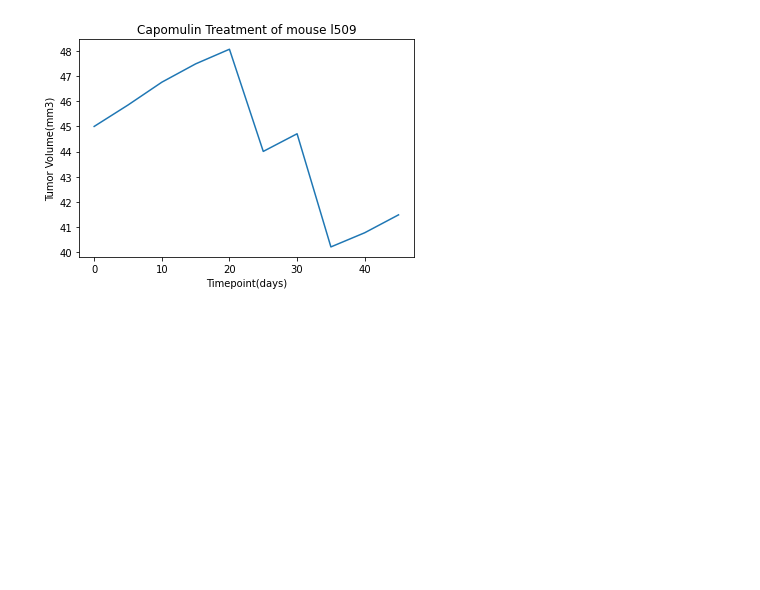
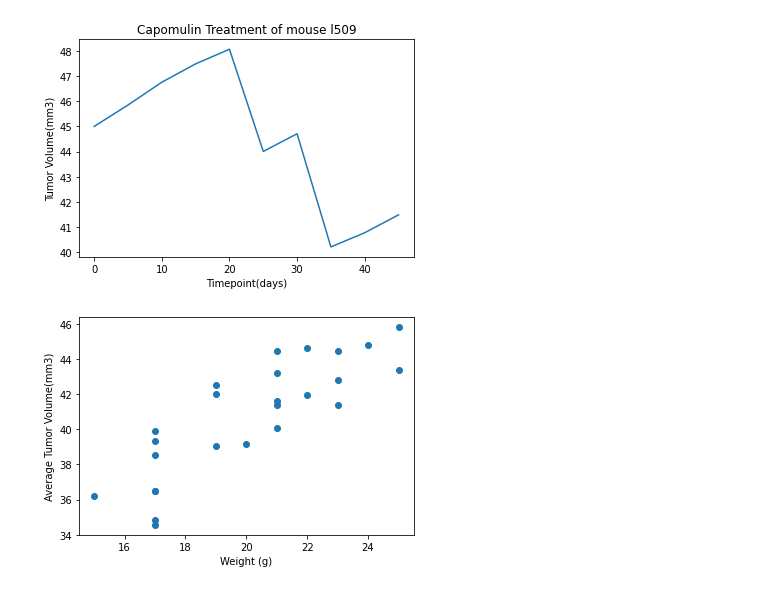
Before and after one commit to Swetavirani/Data_Visualization_Challenge, a Jupyter notebook: Pymaceuticals/Pymaceuticals_analysis.ipynb, the cells around one changed output. Cells and saved outputs as stored; diff of their text form; code cells hidden in the pictures; blank space fills up the shorter version.

```diff
--- a/Pymaceuticals/Pymaceuticals_analysis.ipynb
+++ b/Pymaceuticals/Pymaceuticals_analysis.ipynb
@@ -202,14 +271,21 @@ plt.show()
 ## Line and Scatter Plots
 # %%
 # Generate a line plot of tumor volume vs. time point for a mouse treated with Capomulin
-mouse_results_I509 = mouse_results_final[(mouse_results_final["Drug Regimen"]=="Capomulin") & (mouse_results_final["Mouse ID"] =="l509")]
-tumor_volume = mouse_results_I509["Tumor Volume (mm3)"]
-timepoint = mouse_results_I509["Timepoint"]
-line_plot, = plt.plot(timepoint, tumor_volume, color="tab:blue")
-plt.title("Capomulin Treatment of mouse l509")
-plt.xlabel("Timepoint(days)")
-plt.ylabel("Tumor Volume(mm3)")
-
+capomulin_treatment = mouse_results_final.loc[mouse_results_final['Drug Regimen'] == "Capomulin"]
+mouse_id = capomulin_treatment.loc[capomulin_treatment['Mouse ID']== 'l509']
+plt.plot(mouse_id['Timepoint'],mouse_id['Tumor Volume (mm3)'])
+plt.xlabel('Timepoint(days)')
+plt.ylabel('Tumor Volume(mm3)')
+plt.title('Capomulin Treatment of mouse l509')
 plt.show()
 # %% [output]
 [figure]
+# %%
+# Generate a scatter plot of average tumor volume vs. mouse weight for the Capomulin regimen
+avg_capomulin = capomulin_treatment.groupby(['Mouse ID']).mean()
+plt.scatter(avg_capomulin['Weight (g)'],avg_capomulin['Tumor Volume (mm3)'])
+plt.xlabel('Weight (g)')
+plt.ylabel('Average Tumor Volume(mm3)')
+plt.show()
+# %% [output]
+[figure, added]
```
Also changed, not shown: parts of 9 cells of this notebook.
